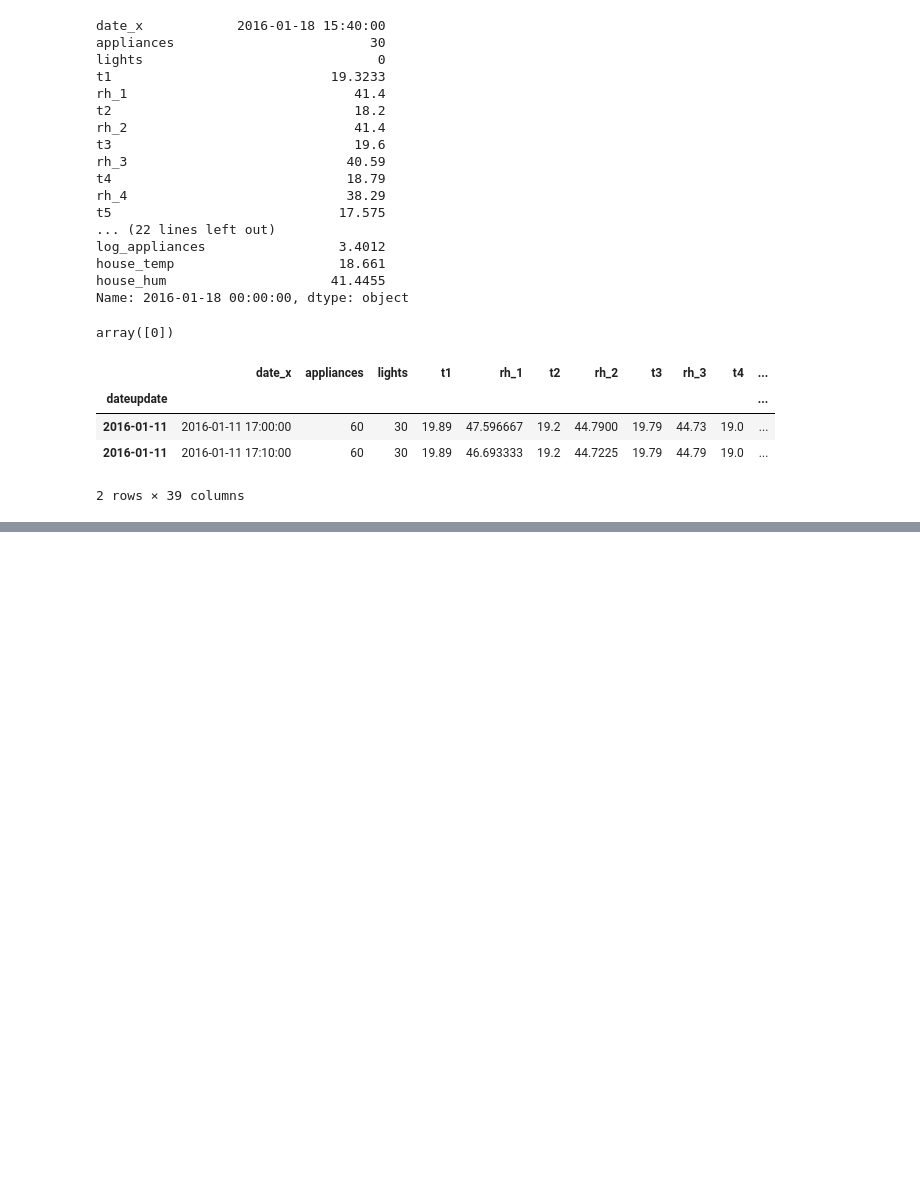
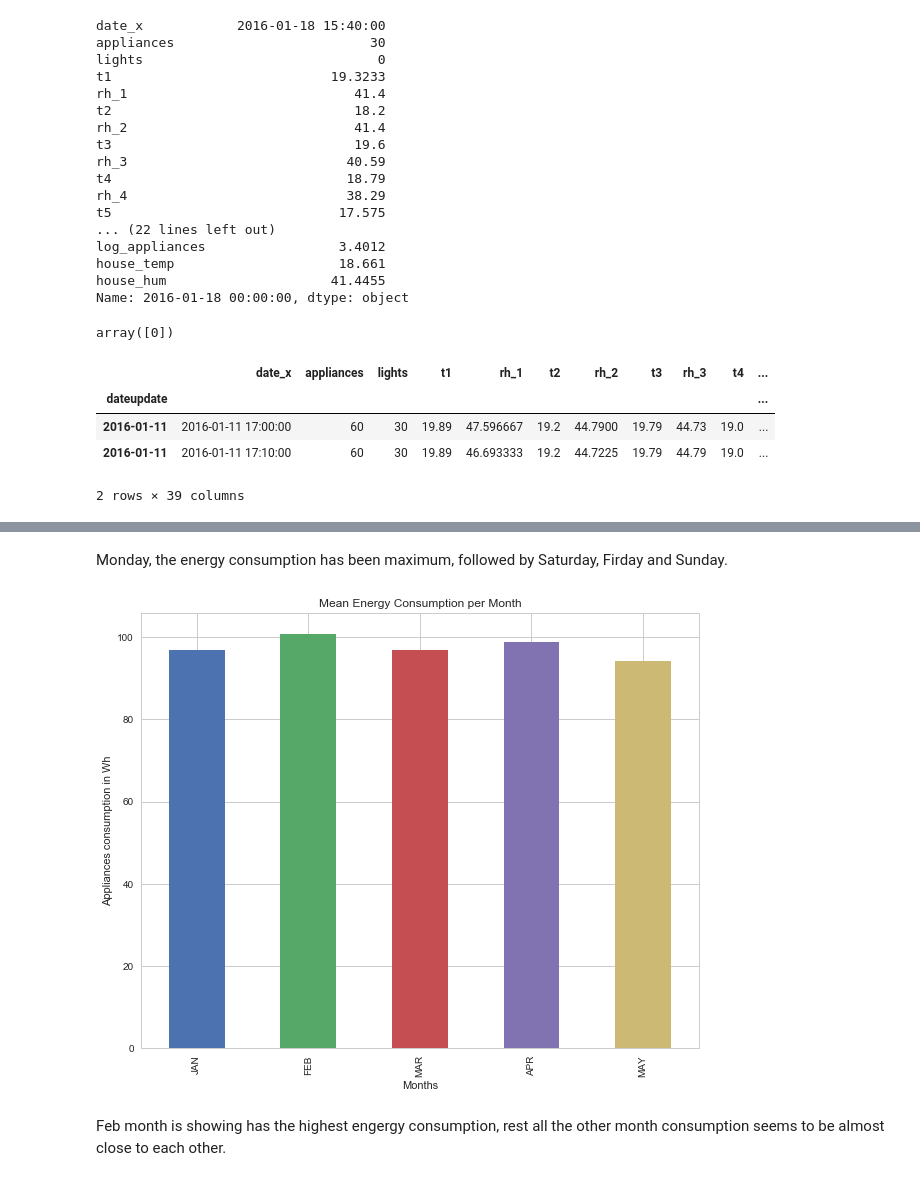
Before and after one commit to arijitsinha80/Springboard, a Jupyter notebook: Project/Capstoneproject_Phase2.ipynb, the cells around one changed output, grey strips where cells are left out. Saved outputs shown, nothing was run; the diff lists cells and outputs as text; code cells hidden in the pictures; blank space fills up the shorter version.

```diff
--- a/Project/Capstoneproject_Phase2.ipynb
+++ b/Project/Capstoneproject_Phase2.ipynb
@@ -277,0 +306,14 @@ df.head(2)
+# %% [markdown]
+Monday, the energy consumption has been maximum, followed by Saturday, Firday and Sunday.
+# %%
+(df.groupby('month')['appliances'].mean()).plot(kind = 'bar', figsize=(10,8))
+ticks = list(range(0, 5, 1))
+labels = "JAN FEB MAR APR MAY JUN".split()
+plt.xlabel('Months')
+plt.ylabel('Appliances consumption in Wh')
+plt.title('Mean Energy Consumption per Month')
+plt.xticks(ticks, labels);
+# %% [output]
+[figure, added]
+# %% [markdown]
+Feb month is showing has the highest engergy consumption, rest all the other month consumption seems to be almost close to each other.
```
Also changed, not shown: parts of 2 cells of this notebook, 1 other file.
